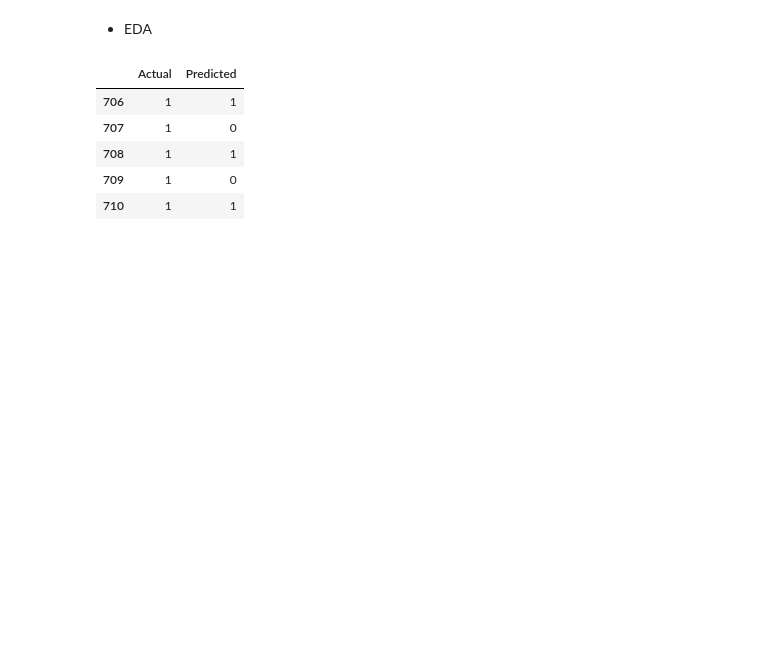
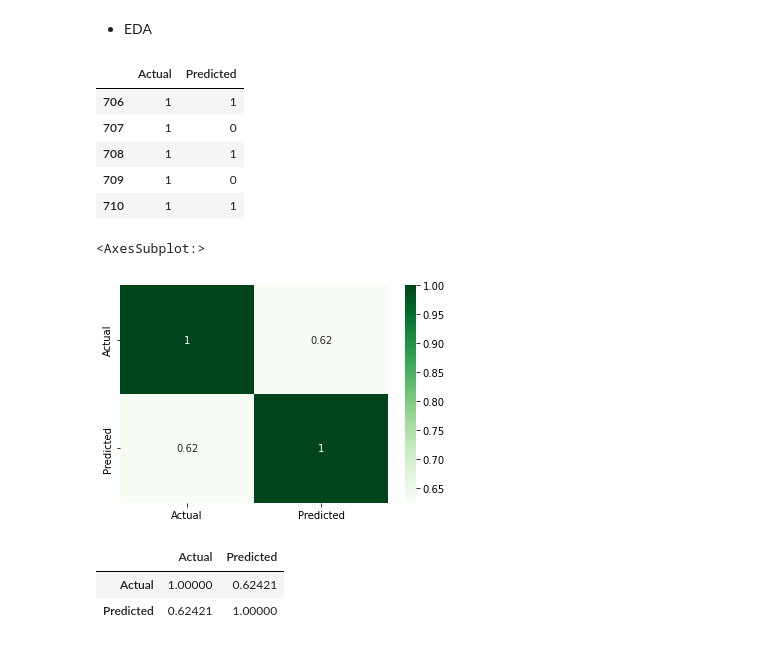
Before and after one commit to Naveen-Karanamu/Titanic-Survival, a Jupyter notebook: main.ipynb, the cells around one changed output. Drawn from its saved outputs; the diff is of its cells as text; code cells hidden in the pictures; blank space fills up the shorter version.

```diff
--- a/main.ipynb
+++ b/main.ipynb
@@ -597,3 +597,14 @@ final.head()
 | 708 | 1 | 1 |
 | 709 | 1 | 0 |
 | 710 | 1 | 1 |
+# %%
+sns.heatmap(final.corr(), annot=True,cmap='Greens')
+# %% [output]
+<AxesSubplot:>
+[figure, added]
+# %%
+final.corr()
+# %% [output]
+|  | Actual | Predicted |
+| Actual | 1.00000 | 0.62421 |
+| Predicted | 0.62421 | 1.00000 |
```
